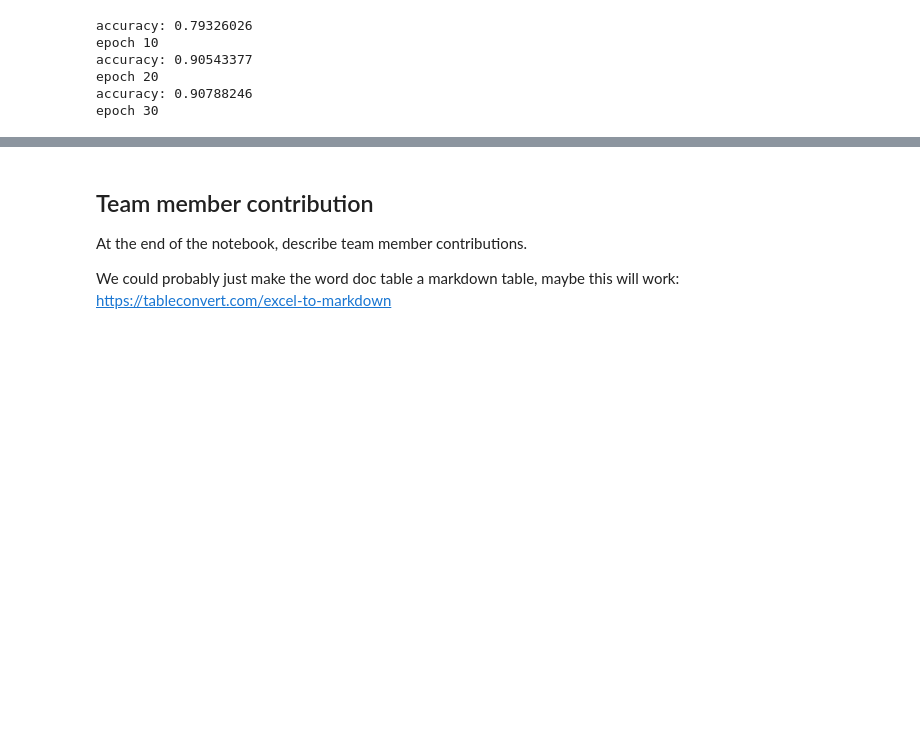
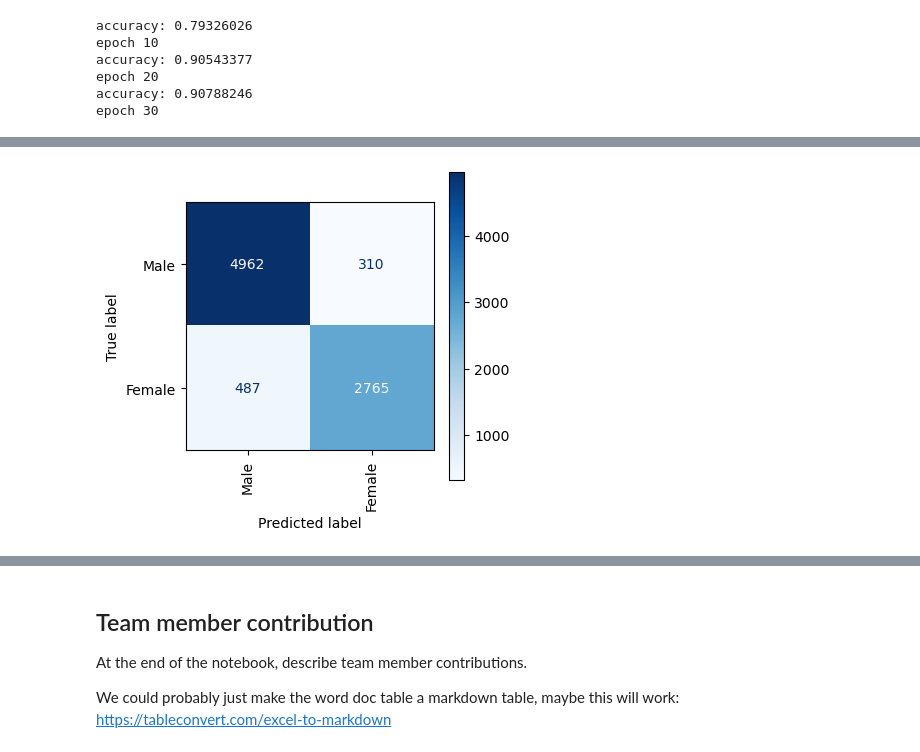
Before and after one commit to mikylab/all-ears, a Jupyter notebook: all_ears.ipynb, the cells around one changed output, grey strips where cells are left out. Drawn from its saved outputs; the diff is of its cells as text; code cells hidden in the pictures; blank space fills up the shorter version.

```diff
--- a/all_ears.ipynb
+++ b/all_ears.ipynb
@@ -336,2 +347,4 @@ plt.legend();
 # %%
-shared_utils.confusion_matrix(dataset_augmentations, finetune_net, device)
+shared_utils.confusionMatrix(dataset_augmentations, finetune_net, device)
+# %% [output]
+[figure, added]
```
Also changed, not shown: parts of 12 cells of this notebook.
